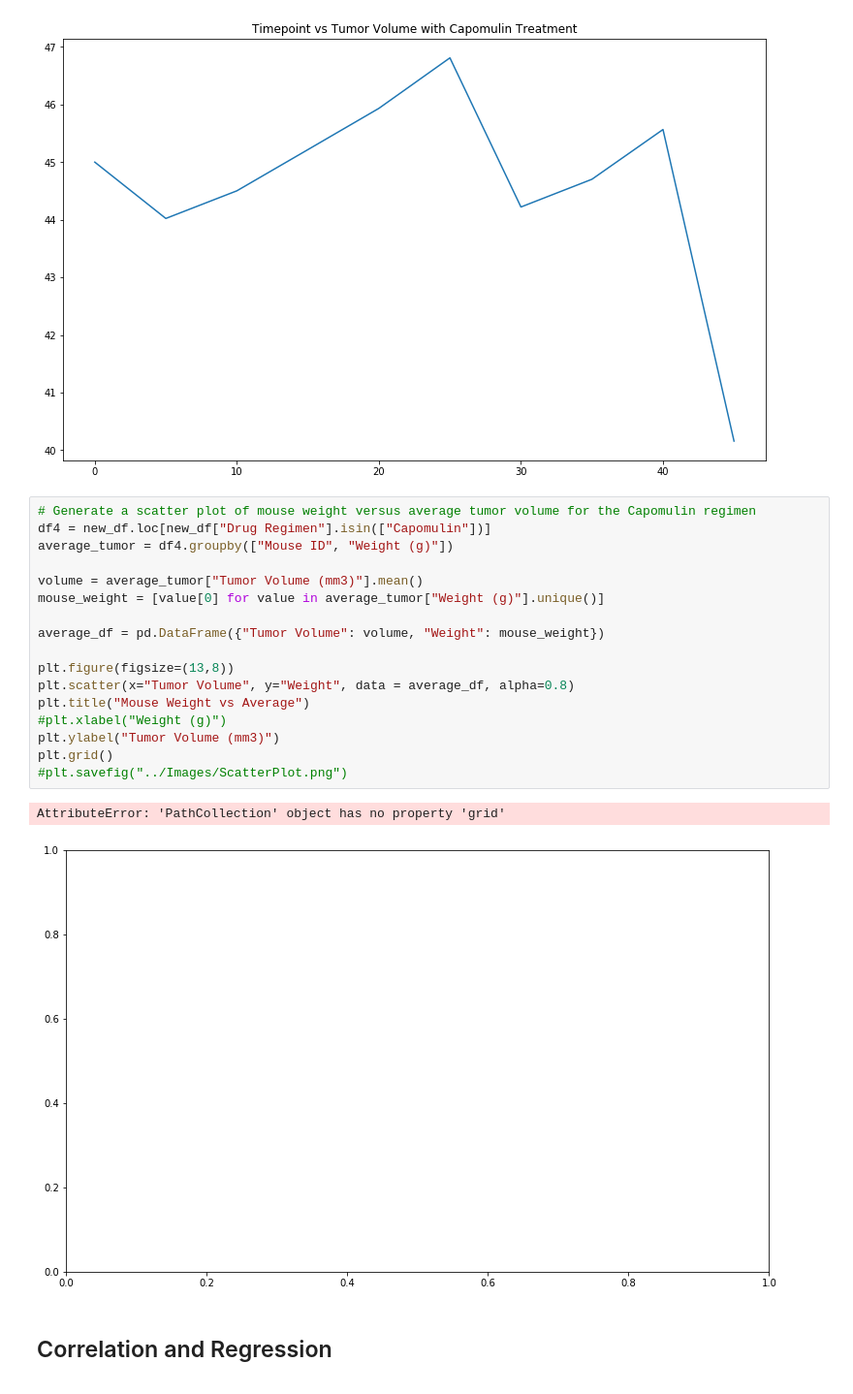
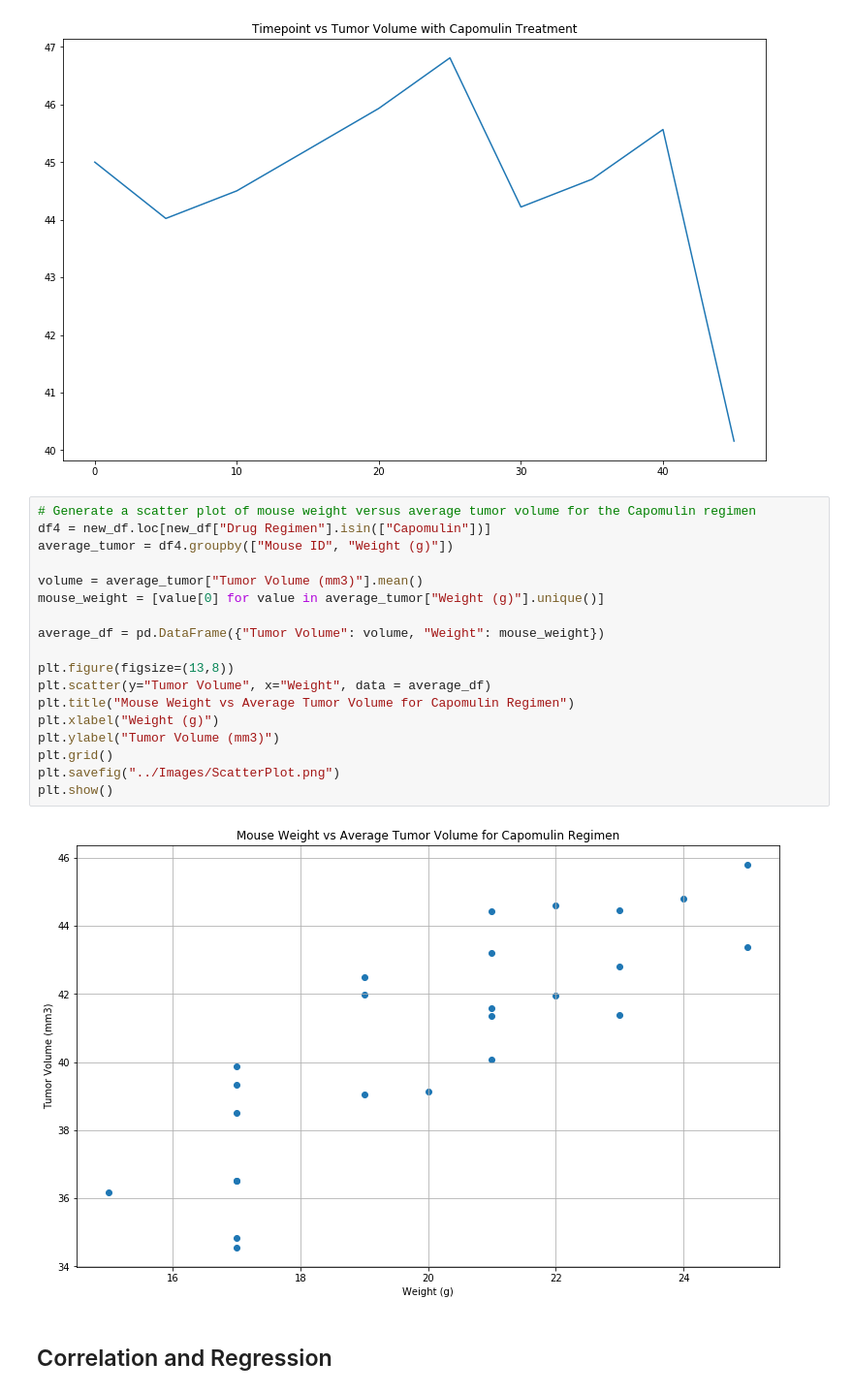
Before and after one commit to yaitouny/SMU_homework, a Jupyter notebook: 05-Matplotlib/Matplotlob - The Power of Plots/Pymaceuticals/pymaceuticals_starter.ipynb, the cells around one changed output. Shown at 97% size. Cells and saved outputs as stored; diff of their text form.

```diff
--- a/05-Matplotlib/Matplotlob - The Power of Plots/Pymaceuticals/pymaceuticals_starter.ipynb
+++ b/05-Matplotlib/Matplotlob - The Power of Plots/Pymaceuticals/pymaceuticals_starter.ipynb
@@ -260,22 +261,22 @@ Text(0.5, 1.0, 'Timepoint vs Tumor Volume with Capomulin Treatment')
 # %%
 # Generate a scatter plot of mouse weight versus average tumor volume for the Capomulin regimen
 df4 = new_df.loc[new_df["Drug Regimen"].isin(["Capomulin"])]
 average_tumor = df4.groupby(["Mouse ID", "Weight (g)"])
 
 volume = average_tumor["Tumor Volume (mm3)"].mean()
 mouse_weight = [value[0] for value in average_tumor["Weight (g)"].unique()]
 
 average_df = pd.DataFrame({"Tumor Volume": volume, "Weight": mouse_weight})
 
 plt.figure(figsize=(13,8))
-plt.scatter(x="Tumor Volume", y="Weight", data = average_df, alpha=0.8)
-plt.title("Mouse Weight vs Average")
-#plt.xlabel("Weight (g)")
+plt.scatter(y="Tumor Volume", x="Weight", data = average_df)
+plt.title("Mouse Weight vs Average Tumor Volume for Capomulin Regimen")
+plt.xlabel("Weight (g)")
 plt.ylabel("Tumor Volume (mm3)")
 plt.grid()
-#plt.savefig("../Images/ScatterPlot.png")
+plt.savefig("../Images/ScatterPlot.png")
+plt.show()
 # %% [output]
-AttributeError: 'PathCollection' object has no property 'grid'
-[figure, old version]
+[figure, new version]
 # %% [markdown]
 ## Correlation and Regression
```
Also changed, not shown: parts of 3 cells of this notebook, 1 other file.
